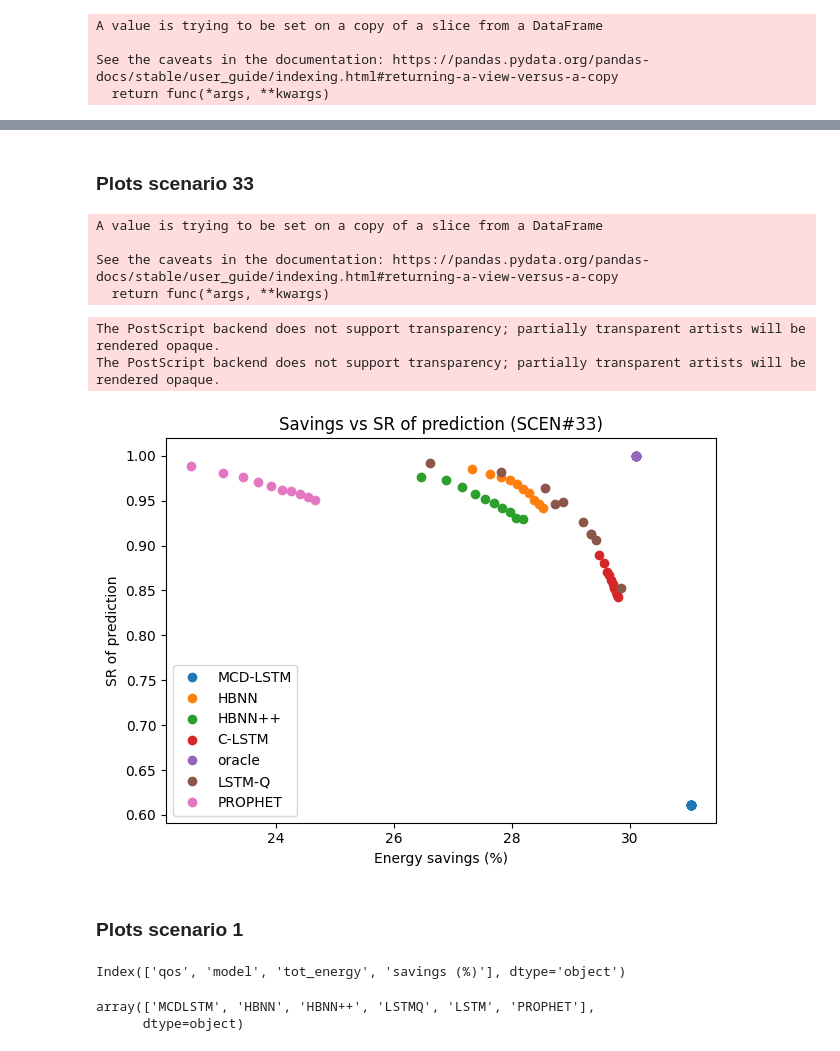
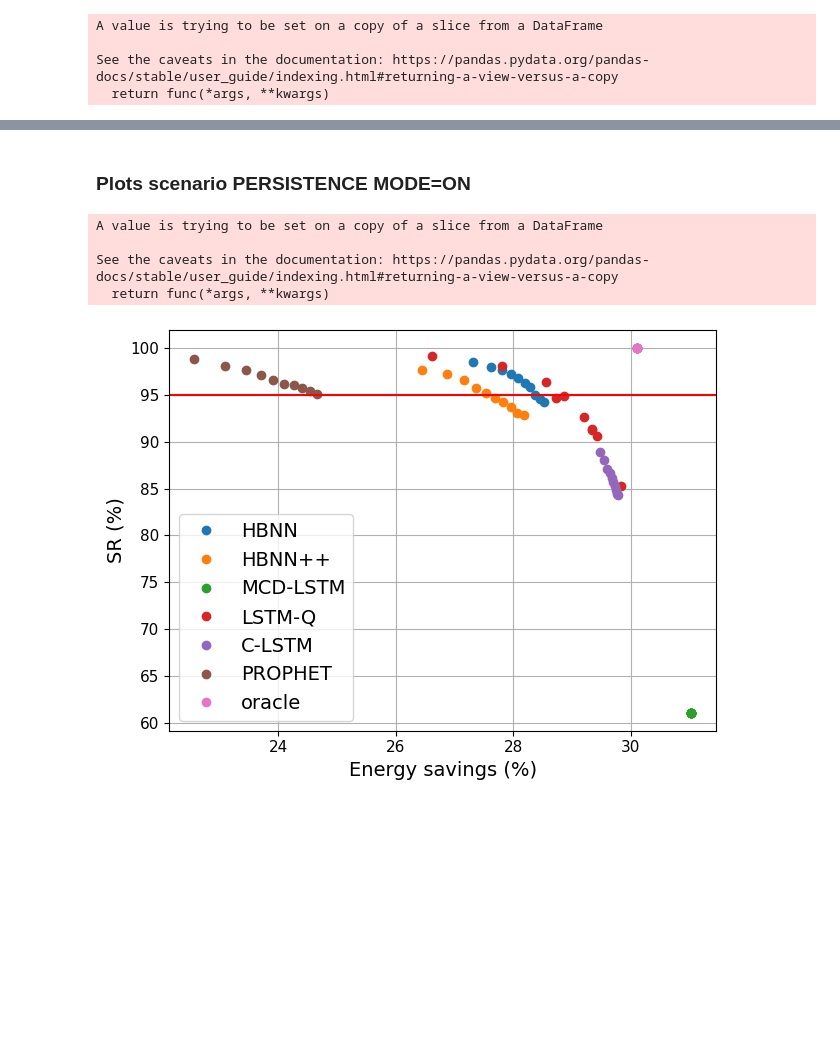
Before and after one commit to andreareds/GreenUncertaintyForecaster, a Jupyter notebook: res/plotting.ipynb, the cells around one changed output, grey strips where cells are left out. Cells and saved outputs as stored; diff of their text form; code cells hidden in the pictures; blank space fills up the shorter version.

Commit message:
Code cleaned and results included

```diff
--- a/res/plotting.ipynb
+++ b/res/plotting.ipynb
@@ -78,20 +86,25 @@ See the caveats in the documentation: https://pandas.pydata.org/pandas-docs/stab
 # build plot
 %matplotlib inline
 fig, ax = plt.subplots()
-ax.set_title("Savings vs SR of prediction (SCEN#22)")
-ax.set_xlabel("Energy savings (%)")
-ax.set_ylabel("SR of prediction")
+# ax.set_title("Savings vs SR of prediction (SCEN#22)")
 for model in models:
     df_model = df_plot[df_plot["model"] == model].copy()
     df_model.sort_values(by="qos", ascending=True, inplace=True)
     qos_values = df_model.qos
     savings_values = df_model.savings
-    succ_values = df_model.SR
+    succ_values = df_model.SR*100
     ax.plot(savings_values, succ_values, 'o', label=model)
 
-ax.legend()
+# ax.legend()
+plt.axhline(y =95, color = 'r', linestyle = '-')
+ax.set_xlabel("Energy savings (%)", fontsize = 14)
+ax.set_ylabel("SR (%)", fontsize = 14)
+plt.xticks(fontsize=11)
+plt.yticks(fontsize=11)
+plt.grid()
+ax.legend(loc=3, prop={'size': 14})
 plt.tight_layout()
-# plt.savefig('scenarios/plots/scenario_22.png')
-plt.savefig('scenarios/plots/scenario_22.eps', format='eps')
+plt.savefig('scenarios/plots/scenario_22.png')
+# plt.savefig('scenarios/plots/scenario_22.eps', format='eps')
 plt.show()
 # %% [output]
@@ -101,5 +112,5 @@ The PostScript backend does not support transparency; partially transparent arti
 # %% [markdown]
-<h3>Plots scenario 33</h3>
+<h3>Plots scenario PERSISTENCE MODE=ON</h3>
 # %%
 df_scenario_33_results = pd.read_csv("scenarios/scenario_33_results.csv")
 df_scenario_33_results['model'] = df_scenario_33_results['model'].apply(replace_name)
@@ -108,7 +119,8 @@ df_success = pd.read_csv("success_table.csv")
 df_success = df_success[df_success["model"] != "baseline_c"].copy()
 df_success['model'] = df_success['model'].apply(replace_name)
 # %%
-models = ["MCD-LSTM", "HBNN", "HBNN++", "C-LSTM", "oracle", "LSTM-Q", "PROPHET"]
+models = ["HBNN", "HBNN++", "MCD-LSTM", "LSTM-Q", "C-LSTM", "PROPHET", "oracle"]
+
 all_qos = df_success["qos"].unique()
 d = {"model": ["oracle" for i in range(len(all_qos))],
      "qos": all_qos,
@@ -161,38 +173,34 @@ See the caveats in the documentation: https://pandas.pydata.org/pandas-docs/stab
 # %%
 # build plot
 %matplotlib inline
 fig, ax = plt.subplots()
-ax.set_title("Savings vs SR of prediction (SCEN#33)")
+# ax.set_title("Savings vs SR of prediction (SCEN#33)")
 ax.set_xlabel("Energy savings (%)")
 ax.set_ylabel("SR of prediction")
 for model in models:
     df_model = df_plot[df_plot["model"] == model].copy()
     df_model.sort_values(by="qos", ascending=True, inplace=True)
     qos_values = df_model.qos
     savings_values = df_model.savings
-    succ_values = df_model.SR
+    succ_values = df_model.SR*100
     ax.plot(savings_values, succ_values, 'o', label=model)
 
-ax.legend()
+# ax.legend()
+plt.axhline(y =95, color = 'r', linestyle = '-')
+ax.set_xlabel("Energy savings (%)", fontsize = 14)
+ax.set_ylabel("SR (%)", fontsize = 14)
+plt.xticks(fontsize=11)
+plt.yticks(fontsize=11)
+plt.grid()
+
+# handles, labels = plt.gca().get_legend_handles_labels()
+# order = models
+# plt.legend([handles[idx] for idx in order],[labels[idx] for idx in order])
+
+ax.legend(loc=3, prop={'size': 14})
 plt.tight_layout()
-# plt.savefig('scenarios/plots/scenario_33.png')
-plt.savefig('scenarios/plots/scenario_33.eps', format='eps')
+plt.savefig('scenarios/plots/scenario_33.png')
+# plt.savefig('scenarios/plots/scenario_33.eps', format='eps')
 plt.show()
 # %% [output]
-The PostScript backend does not support transparency; partially transparent artists will be rendered opaque.
-The PostScript backend does not support transparency; partially transparent artists will be rendered opaque.
-[figure, old version]
+[figure, new version]
-# %% [markdown]
-<h3>Plots scenario 1</h3>
-# %%
-df_scenario_1_results = pd.read_csv("scenarios/scenario_1_results.csv")
-df_success = pd.read_csv("success_table.csv")
-df_scenario_1_results = df_scenario_1_results[df_scenario_1_results["model"] != "baseline_c"].copy()
-df_scenario_1_results.columns
-# %% [output]
-Index(['qos', 'model', 'tot_energy', 'savings (%)'], dtype='object')
-# %%
-df_success.model.unique()
-# %% [output]
-array(['MCDLSTM', 'HBNN', 'HBNN++', 'LSTMQ', 'LSTM', 'PROPHET'],
-      dtype=object)
```
Also changed, not shown: parts of 32 cells of this notebook, 15 other files.
